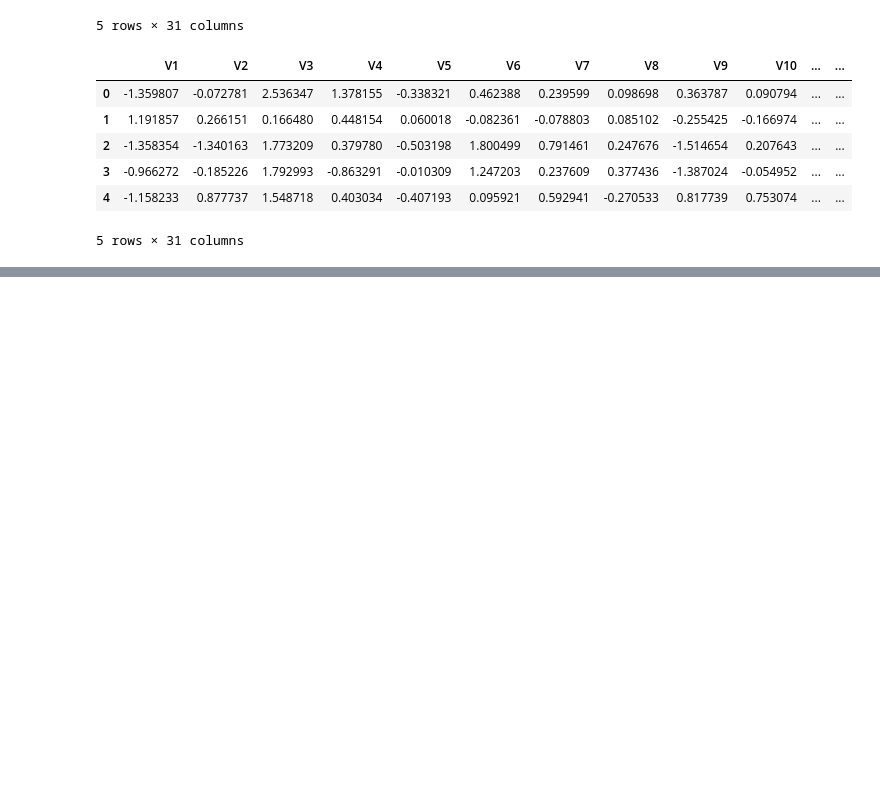
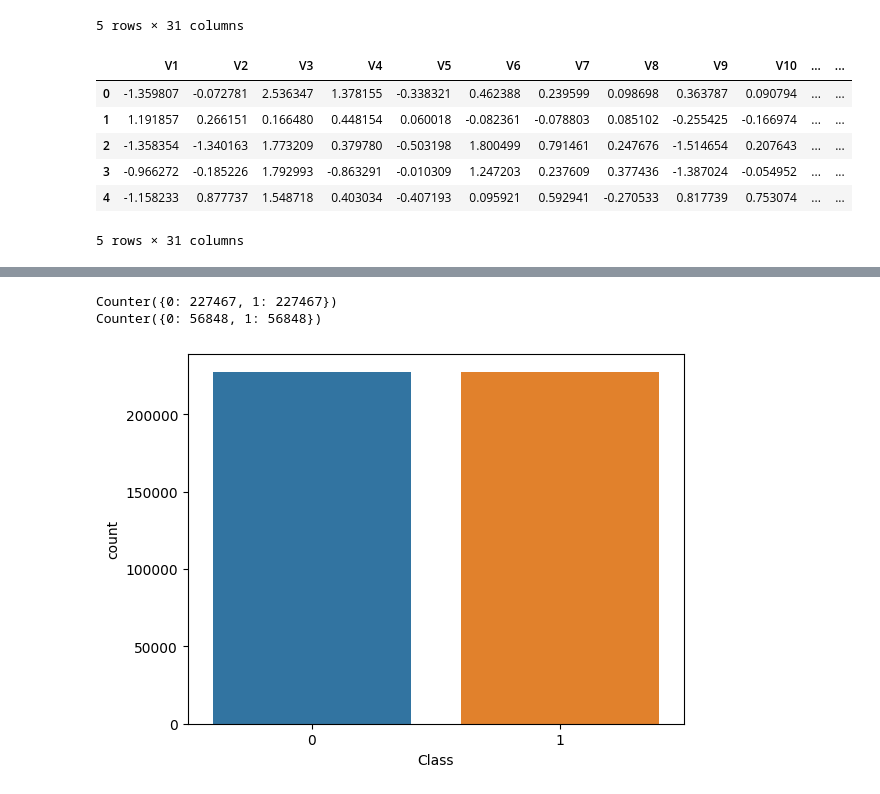
Before and after one commit to allmannd/syntheticdata, a Jupyter notebook: smote.ipynb, the cells around one changed output, grey strips where cells are left out. Saved outputs shown, nothing was run; the diff lists cells and outputs as text; code cells hidden in the pictures; blank space fills up the shorter version.

```diff
--- a/smote.ipynb
+++ b/smote.ipynb
@@ -77,0 +78,16 @@ Counter({0: 56867, 1: 95})
+# %%
+from imblearn.over_sampling import SMOTE
+from collections import Counter
+
+sm = SMOTE(random_state=42)
+
+Xsm_train, ysm_train = sm.fit_resample(X_train, y_train)
+Xsm_test, ysm_test = sm.fit_resample(X_test,y_test)
+print(Counter(ysm_train))
+print(Counter(ysm_test))
+sns.countplot(x=ysm_train)
+plt.show()
+# %% [output]
+Counter({0: 227467, 1: 227467})
+Counter({0: 56848, 1: 56848})
+[figure, added]
```
Also changed, not shown: parts of 14 cells of this notebook, 1 other file.
